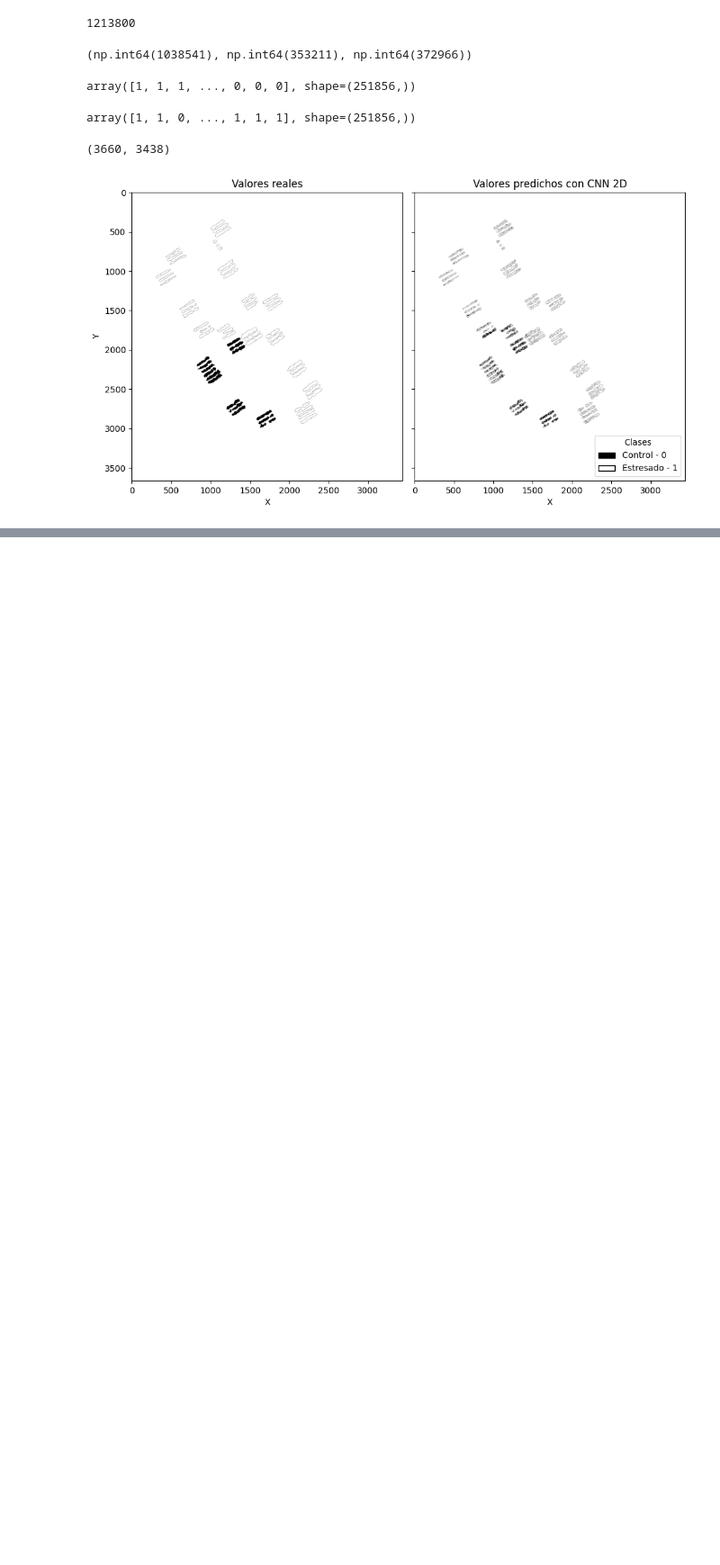
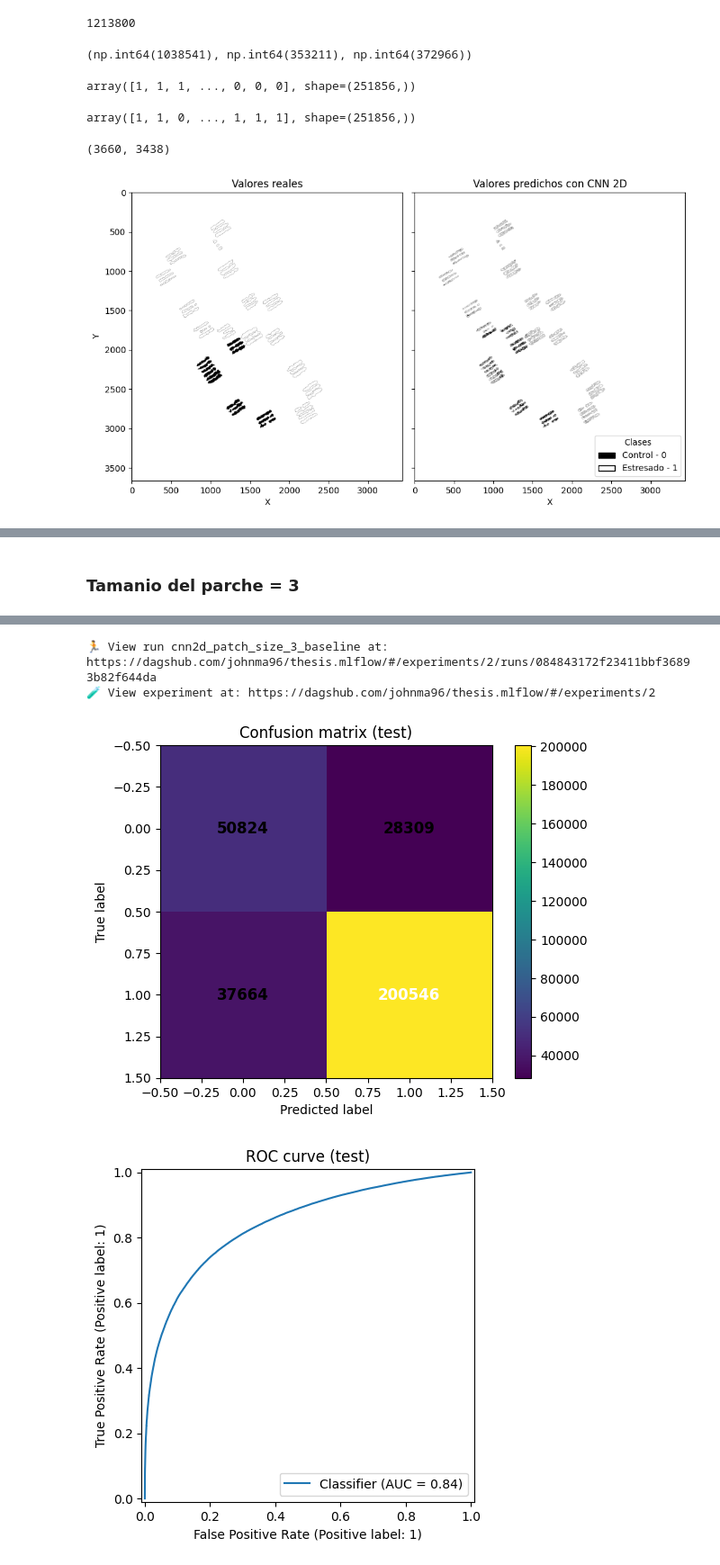
Before and after one commit to johnma96/thesis, a Jupyter notebook: notebooks/304-jmmz-dl-binary-modeling.ipynb, the cells around one changed output, grey strips where cells are left out. Shown at 90% size. Saved outputs shown, nothing was run; the diff lists cells and outputs as text; code cells hidden in the pictures; blank space fills up the shorter version.

```diff
--- a/notebooks/304-jmmz-dl-binary-modeling.ipynb
+++ b/notebooks/304-jmmz-dl-binary-modeling.ipynb
@@ -3747,6 +3752,10 @@ def train_cnn_2d(
         # SAVE MODEL
         # =======================
 
+        # Guardar el scaler de los datos
+        scaler_path = models_path + 'robust_scaler.pkl'
+        mlflow.log_artifact(scaler_path, artifact_path="preprocessing")
+
         # Modelo en local
         model_path_local = models_path + f"{run_name}_weights.pt"
         torch.save(model.state_dict(), model_path_local)
@@ -3772,7 +3781,9 @@ def train_cnn_2d(
             json.dump(checkpoint_info, f)
 
         # Guardar modelo versionado en MLflow
-        mlflow.pytorch.log_model(model, f"{run_name}")
+        mlflow.pytorch.log_model(model,
+                                 name='model',
+                                 registered_model_name="bean_stress_classifier")
 
     return model, checkpoint_info
 # %%
@@ -4249,0 +4663,41 @@ plt.show()
+# %% [markdown]
+### Tamanio del parche = 3
+# %%
+PATCH = 3
+R = PATCH // 2
+
+X_train2d, y_train2d, coords_train = build_patch_dataset_with_coords(
+    cube_scaled, labels_bin, split_2d, 1, patch=PATCH)
+
+X_val2d, y_val2d, coords_val = build_patch_dataset_with_coords(
+    cube_scaled, labels_bin, split_2d, 2, patch=PATCH)
+
+X_test2d, y_test2d, coords_test = build_patch_dataset_with_coords(
+    cube_scaled, labels_bin, split_2d, 3, patch=PATCH)
+# %%
+best_model, info = train_cnn_2d(
+    # Datos
+    X_train2d, y_train2d,
+    X_val2d,   y_val2d,
+    X_test2d,  y_test2d,
+
+    # Hiperparámetros de entrenamiento / optimización
+    lr=1e-3,
+    batch_size=64,
+    weight_decay=1e-5,
+    max_epochs=80,
+    patience=12,
+    seed=42,
+
+    # Arquitectura del modelo
+    kernel_size=3,
+    dropout=0.3,
+
+    # Parámetros específicos del problema
+    patch=PATCH,
+
+    # Logging / salida
+    run_name=f"cnn2d_patch_size_{PATCH}_baseline",
+    verbose=True
+)
+# %% [output]
@@ -4249,0 +4726,4 @@ plt.show()
+🏃 View run cnn2d_patch_size_3_baseline at: https://dagshub.com/johnma96/thesis.mlflow/#/experiments/2/runs/084843172f23411bbf36893b82f644da
+🧪 View experiment at: https://dagshub.com/johnma96/thesis.mlflow/#/experiments/2
+[figure, added]
+[figure, added]
```
Also changed, not shown: parts of 14 cells of this notebook, 3 other files.
